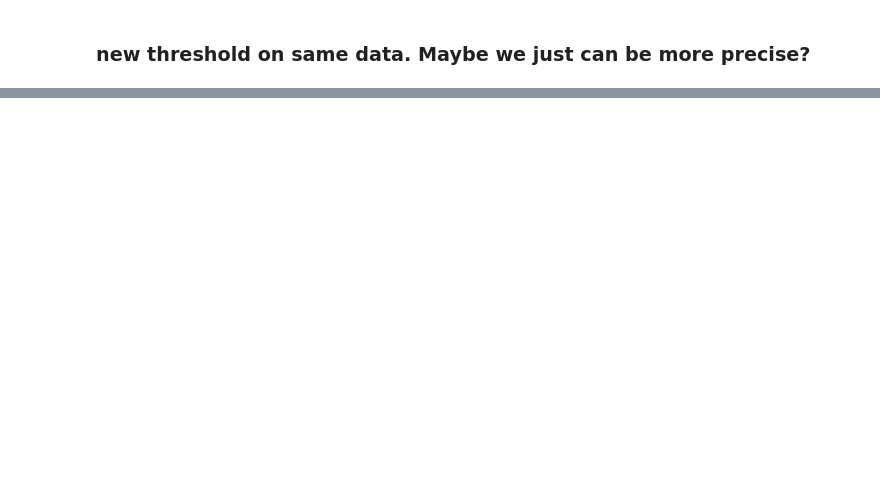
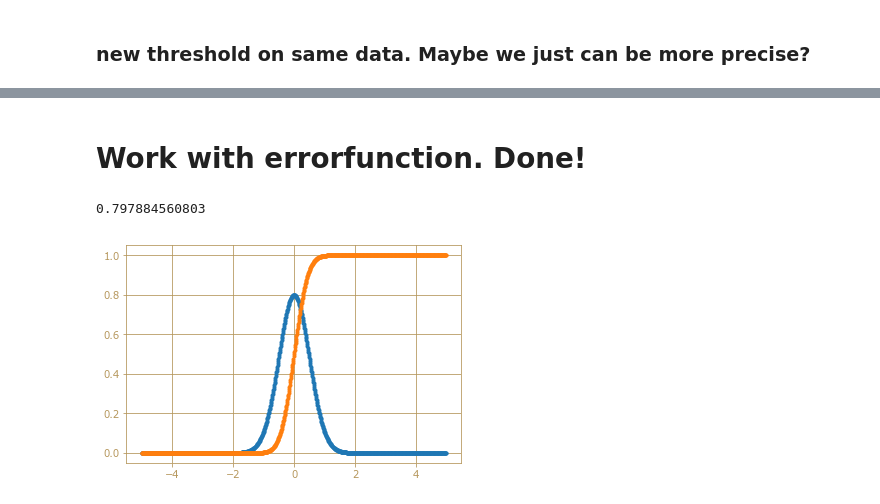
Before and after one commit to qc-coder/SingleShotReadout, a Jupyter notebook: Test_the_SSResult_Class.ipynb, the cells around one changed output, grey strips where cells are left out. Saved outputs shown, nothing was run; the diff lists cells and outputs as text; code cells hidden in the pictures; blank space fills up the shorter version.

Commit message:
class SSResult finished. Gaussian overlap error calculator was tested

```diff
--- a/Test_the_SSResult_Class.ipynb
+++ b/Test_the_SSResult_Class.ipynb
@@ -104 +108,15 @@ threshold was:  0
+# %%
+def gaussian(x, a=1, b=1, c=1):
+    y = a * np.exp( -(x-b)**2 /(2*c**2) )
+    return y
+# %%
+def errfunc(x, x_c=0, sig=1.0):
+    '''
+    modification for standard error-function from scipy
+    to integrate gaussian form -infinity to x
+    And also to take into account sigma and x_center
+    '''
+    y = sci.special.erf( (x - x_c)/sig )
+    y = 0.5 + 0.5*y
+    return y
 # %%
@@ -106,0 +124,30 @@ threshold was:  0
+# %% [markdown]
+# Work with errorfunction. Done!
+# %%
+# max_point = 1.2
+x_center = 0
+sigma = 0.5
+# for normal probability distribution
+max_point = 1 / (sigma *np.sqrt(2*np.pi) )
+print max_point
+# %% [output]
+0.797884560803
+# %%
+x_list = np.arange(-5,5,0.01)
+y_list = []
+for x in x_list:
+    y_list.append(gaussian(x, a=max_point, b=x_center, c=sigma))
+
+
+### modification
+x_list1 = np.arange(-5,5,0.01)
+y_list1 = []
+for x1 in x_list1:
+    y_list1.append( errfunc(x1, x_c=x_center, sig=sigma) )
+
+plt.figure()
+plt.plot( x_list, y_list, '.' )
+plt.plot( x_list1, y_list1, '.' )
+plt.show()
+# %% [output]
+[figure, added]
```
Also changed, not shown: parts of 22 cells of this notebook, 2 other files.
